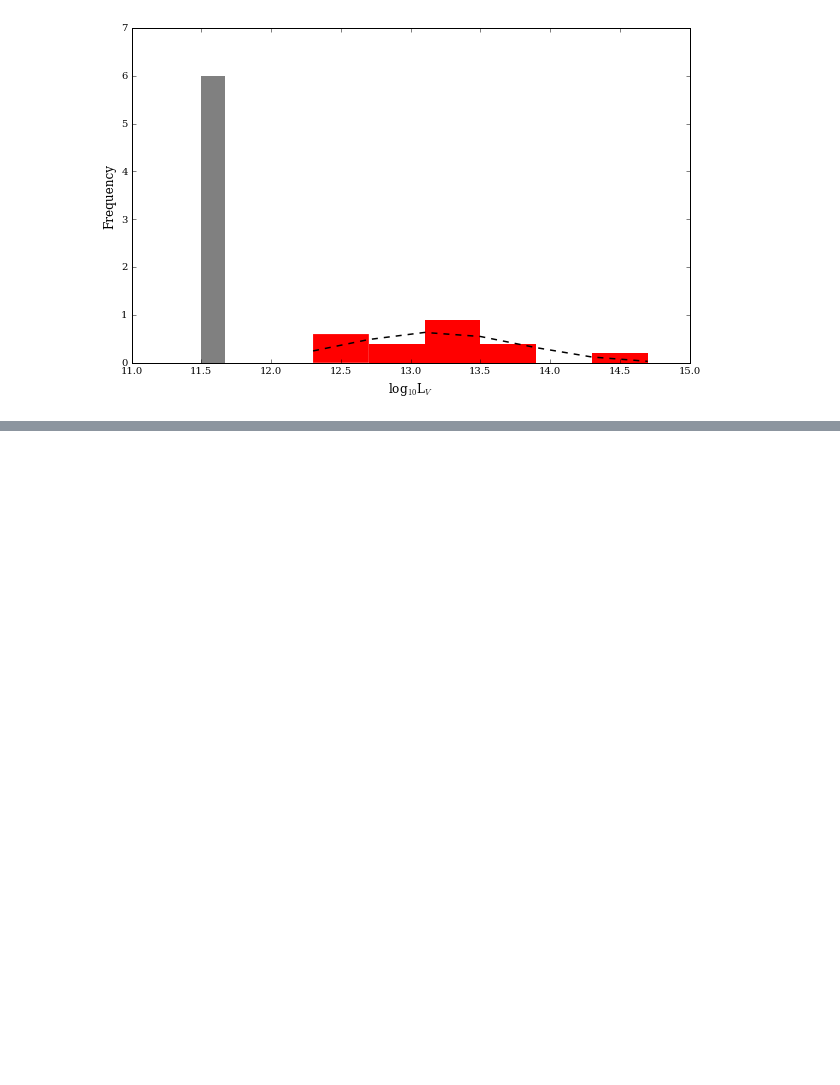
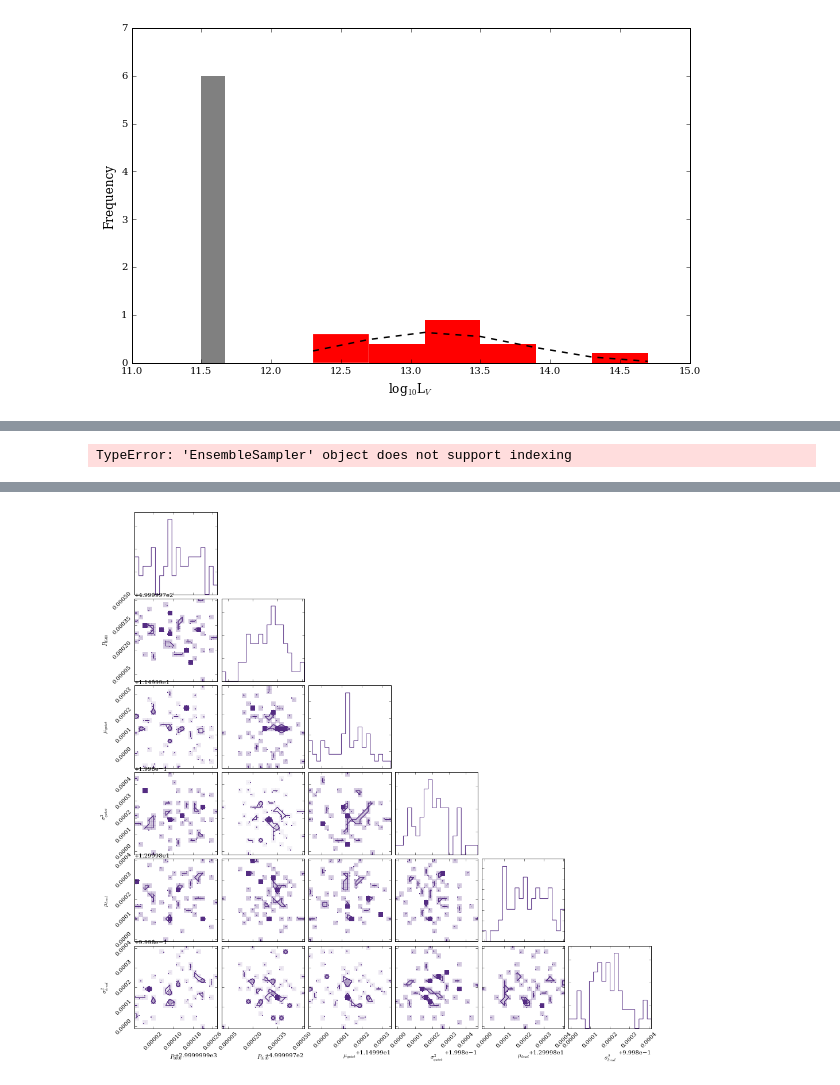
Before and after one commit to elliesch/python_codes, a Jupyter notebook: MixtureModel.ipynb, the cells around one changed output, grey strips where cells are left out. Saved outputs shown, nothing was run; the diff lists cells and outputs as text; code cells hidden in the pictures; blank space fills up the shorter version.

```diff
--- a/MixtureModel.ipynb
+++ b/MixtureModel.ipynb
@@ -307,7 +312,7 @@ def lnprior(theta):
     Filled with magic numbers.
     """
     P3000, P0500, mu_q, var_q, mu_l, var_l = theta
-    if 2850 < P3000 < 3150 and 350 < P0500 < 650 and 11.2 < mu_q < 11.8 and 0 < var_q < 0.3 and 11.8 < mu_l < 14. and 0.0001 < var_l < 4:
+    if 0.001 < P3000 < 1 and 0.001 < P0500 < 1 and 11.4 < mu_q < 11.6 and 0 < var_q < 0.3 and 12 < mu_l < 14. and 0.0001 < var_l < 4:
         return 0.0
     return -np.inf
 
@@ -321,9 +326,10 @@ def lnprob(theta, y, yerr, t_eff):
 ndim, nwalkers = 6, 64
 
 #initialization
-theta0 = np.array([3000, 500, 11.5, 0.2, 13.0, 1.0])
+theta0 = np.array([3000., 500., 11.5, 0.2, 13.0, 1.0])
 thetas = [theta0 + 1e-4*np.random.randn(ndim) for i in range(nwalkers)]
 
-del sampler
+if sampler in vars():
+    del sampler
 sampler = emcee.EnsembleSampler(nwalkers, ndim, lnprob, args=(lLVtotal_T, lLVtotal_err_T, t_eff))
 # %%
@@ -350,5 +355,9 @@ ValueError: lnprob returned NaN.
+# %%
+print sampler[0]
+# %% [output]
+TypeError: 'EnsembleSampler' object does not support indexing
 # %%
-labels = ["$P3000$", "$P0500$", "$\mu_{quiet}$", "$\sigma^{2}_{quiet}$", "$\mu_{loud}$", "$\sigma^{2}_{loud}$"]
+labels = ["$P_{3000}$", "$P_{0500}$", "$\mu_{quiet}$", "$\sigma^{2}_{quiet}$", "$\mu_{loud}$", "$\sigma^{2}_{loud}$"]
 
 # only show the second half of the chain
 foo, nsteps, bar = sampler.chain.shape
@@ -357,3 +366,4 @@ samples = sampler.chain[:, nsteps/2:, :].reshape((-1, ndim))
 fig = corner.corner(samples, labels=labels, color='#542c82')
 # label_kwargs = map(fontsize,'16')
 fig.savefig("triangle.png")
+# %% [output]
@@ -359,0 +385 @@ fig.savefig("triangle.png")
+[figure, added]
```
Also changed, not shown: parts of 8 cells of this notebook.
